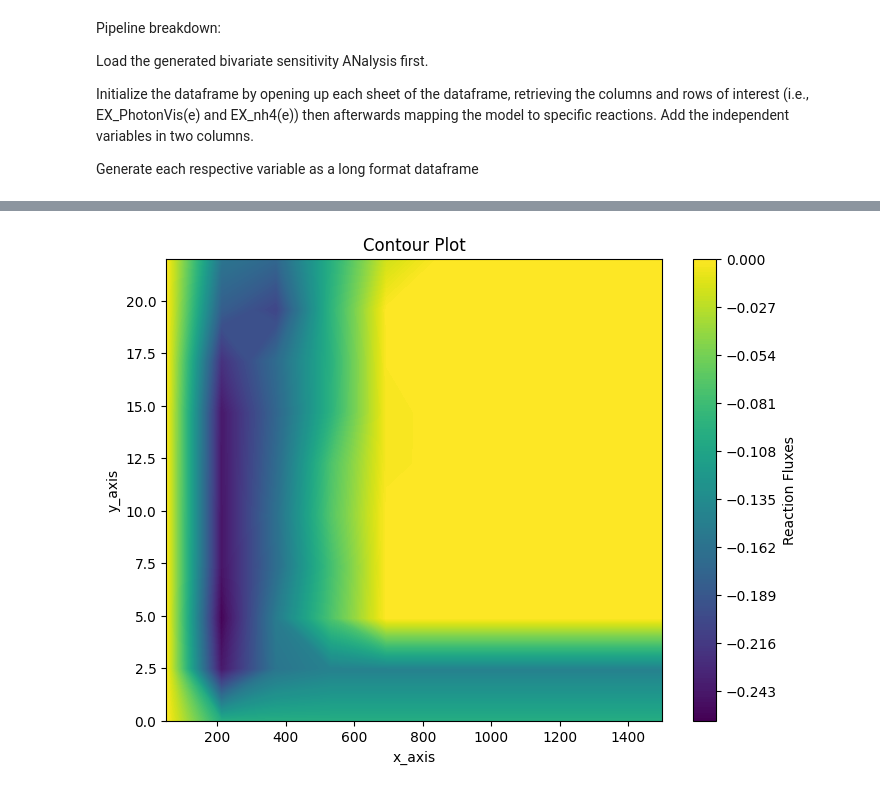
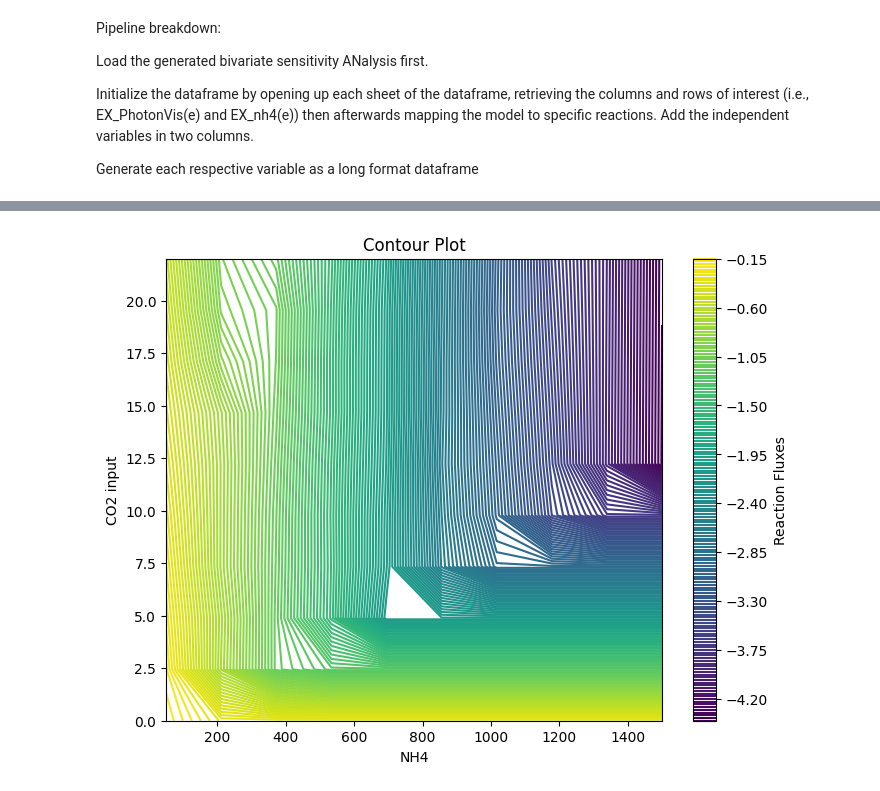
Before and after one commit to rtsantos3/RiceMM, a Jupyter notebook: Scripts/model_visualization/Sensitivity_analysis_plot_benchmarks.ipynb, the cells around one changed output, grey strips where cells are left out. Saved outputs shown, nothing was run; the diff lists cells and outputs as text; code cells hidden in the pictures.

Commit message:
Added visualization script -- transfer to other PC while script running

```diff
--- a/Scripts/model_visualization/Sensitivity_analysis_plot_benchmarks.ipynb
+++ b/Scripts/model_visualization/Sensitivity_analysis_plot_benchmarks.ipynb
@@ -91,18 +91,20 @@ def generate_dataframe_from_excel(excel_file, variable1, variable2, reactions_li
         # Create a list of dictionaries for each row in the sheet
         rows_list = []
         for rxn in reactions_list:
-            row_values = sheet_df.loc[rxn]
-            for idx, val in row_values.items():
-                row_dict = {
-                    'variable_1': variable1, # PPfd
-                    'x_axis': float(sheet_name),
-                    'variable_2': variable2, # EX_nh4
-                    'y_axis': float(idx),
-                    'reaction_id': rxn,
-                    'reaction_fluxes': val,
-                }
-                rows_list.append(row_dict)
-
+            try:
+                row_values = sheet_df.loc[rxn]
+                for idx, val in row_values.items():
+                    row_dict = {
+                        'variable_1': variable1, # PPfd
+                        'x_axis': float(sheet_name),
+                        'variable_2': variable2, # EX_nh4
+                        'y_axis': float(idx),
+                        'reaction_id': rxn,
+                        'reaction_fluxes': val,
+                    }
+                    rows_list.append(row_dict)
+            except KeyError: #Proceed if reaction not in DF (happens with different iterations of model constraints)
+                continue
         # Convert the list of dictionaries to a DataFrame for the current sheet
         dataframe_for_adding = pd.DataFrame(rows_list)
         dataframes_list.append(dataframe_for_adding)
@@ -136,35 +128,35 @@ trans_model.reactions.CATm_M
 # %%
 
 def generate_meshgrid(df, var1, var2, values, reaction):
     # Filter dataset based on reaction
     df_filtered = df[df['reaction_id'] == reaction]
 
     X_unique = np.sort(df_filtered[var1].unique())
     Y_unique = np.sort(df_filtered[var2].unique())
     X, Y = np.meshgrid(X_unique, Y_unique)
 
     Z = df_filtered.pivot_table(index=var1, columns=var2, values=values).values
 
     return X, Y, Z
 
-X,Y,Z = generate_meshgrid(co2_ppfd_sens_df, 'x_axis', 'y_axis', 'reaction_fluxes', 'ENOc_M')
+X,Y,Z = generate_meshgrid(co2_ppfd_sens_df, 'x_axis', 'y_axis', 'reaction_fluxes', 'CO2tm_M')
 
 
 # Initialize plot objects
 
 # Initialize plot objects
 plt.figure(figsize=(8, 6))
-plt.xlabel('x_axis')
-plt.ylabel('y_axis')
+plt.xlabel('NH4')
+plt.ylabel('CO2 input')
 plt.title('Contour Plot')
 
 # Generate a contour plot
-contour_plot = plt.contourf(X, Y, Z, levels=200, cmap='viridis')
+contour_plot = plt.contour(X, Y, Z, levels=200, cmap='viridis')
 plt.colorbar(contour_plot, label='Reaction Fluxes')
 
 plt.show()
 # %% [output]
-[figure, old version]
+[figure, new version]
 # %%
 
 def generate_meshgrid(df, var1, var2, values, reaction):
```
Also changed, not shown: parts of 70 cells of this notebook, 2 other files.
